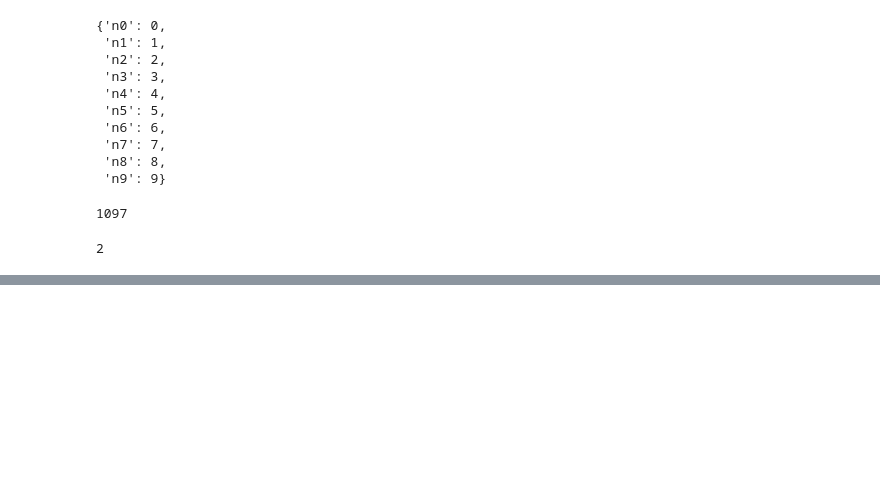
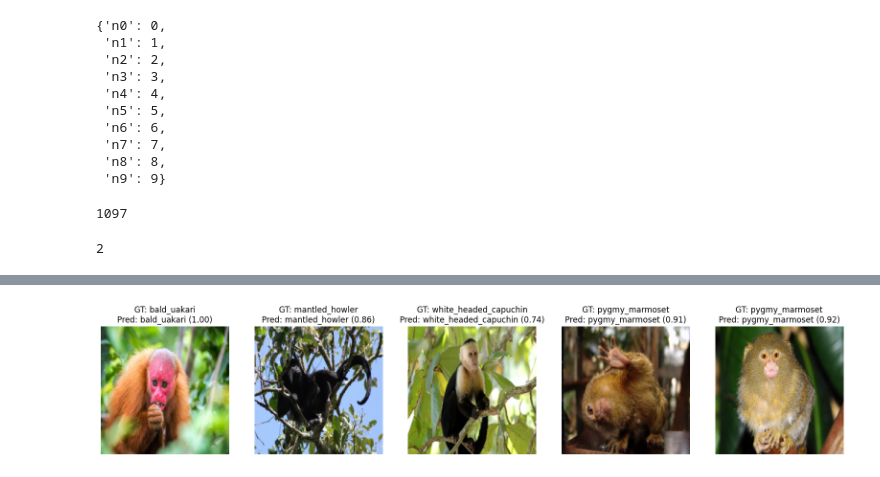
Before and after one commit to teohyc/PYTORCH_PY, a Jupyter notebook: monkey_species_cnn_classifier.ipynb, the cells around one changed output, grey strips where cells are left out. Saved outputs shown, nothing was run; the diff lists cells and outputs as text; code cells hidden in the pictures; blank space fills up the shorter version.

Commit message:
monkey classifier

```diff
--- a/monkey_species_cnn_classifier.ipynb
+++ b/monkey_species_cnn_classifier.ipynb
@@ -84,7 +84,7 @@ Downloading and extracting assets....Done
 class TrainingConfig:
 
     batch_size: int = 32
-    num_epochs: int = 100
+    num_epochs: int = 20
     learning_rate: float = 1e-4
 
     log_interval: int = 1
@@ -280,0 +323,12 @@ torch.Size([32, 3, 224, 224])
+# %%
+model = MyModel()
+
+optimizer = Adam(model.parameters(), lr = train_config.learning_rate)
+DEVICE = torch.device("cuda") if torch.cuda.is_available() else "cpu"
+
+logdir = "runs/80epochs-3.3M_param_dropout"
+
+writer = SummaryWriter(logdir)
+
+dummy_input = (1, 3, 224, 224)
+print(summary(model, dummy_input, row_settings = ["var_names"], device = "cpu"))
@@ -280,0 +484,4 @@ torch.Size([32, 3, 224, 224])
+# %%
+#load best model
+model.load_state_dict(torch.load("monkey_best.pt"))
+model.eval()
@@ -280,0 +541,25 @@ torch.Size([32, 3, 224, 224])
+# %%
+def visualise_predictions(sample_images, sample_gt_labels, pred_indices, pred_probs, num_images = 5):
+
+    fig = plt.figure(figsize = (20, 5))
+
+    for i in range(num_images):
+        idx = random.randint(0, len(sample_images - 1))
+        image = sample_images[idx].transpose(1, 2, 0) #c,h,w -> h,w,c
+        label = sample_gt_labels[idx]
+        pred_idx = pred_indices[idx]
+        pred_prob = pred_probs[idx]
+
+        image = denormalize(image)
+
+        ax = fig.add_subplot(1, num_images, i+1)
+        ax.imshow(image)
+        ax.set_title(f"GT: {class_mapping[label]}\nPred: {class_mapping[pred_idx]} ({pred_prob:.2f})")
+        ax.axis('off')
+
+    plt.show()
+# %%
+val_images, val_gt_labels, pred_indices, pred_probs = prediction(model, val_loader)
+visualise_predictions(val_images, val_gt_labels, pred_indices, pred_probs, num_images = 5)
+# %% [output]
+[figure, added]
```
Also changed, not shown: parts of 13 cells of this notebook, 1 other file.
